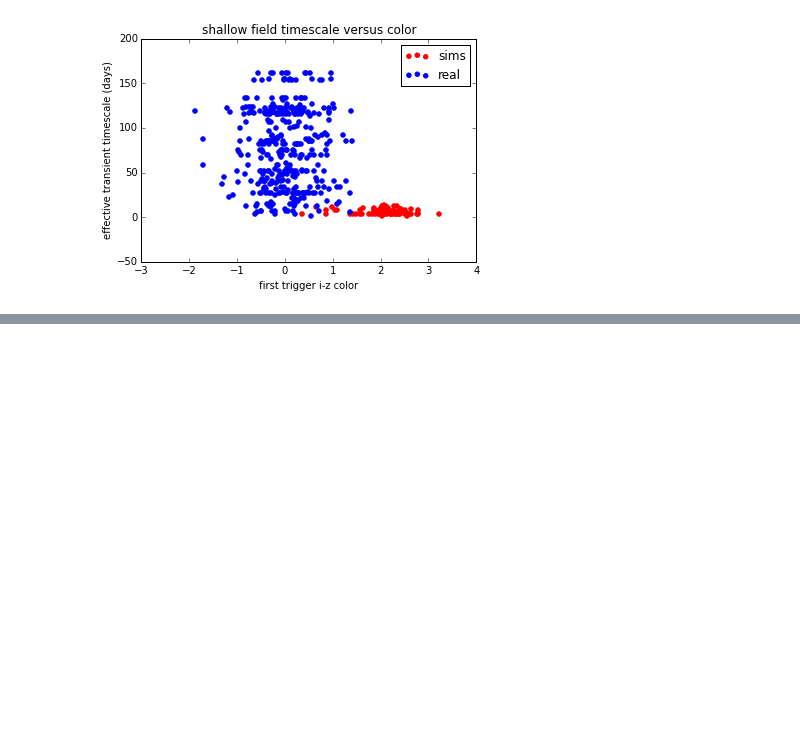
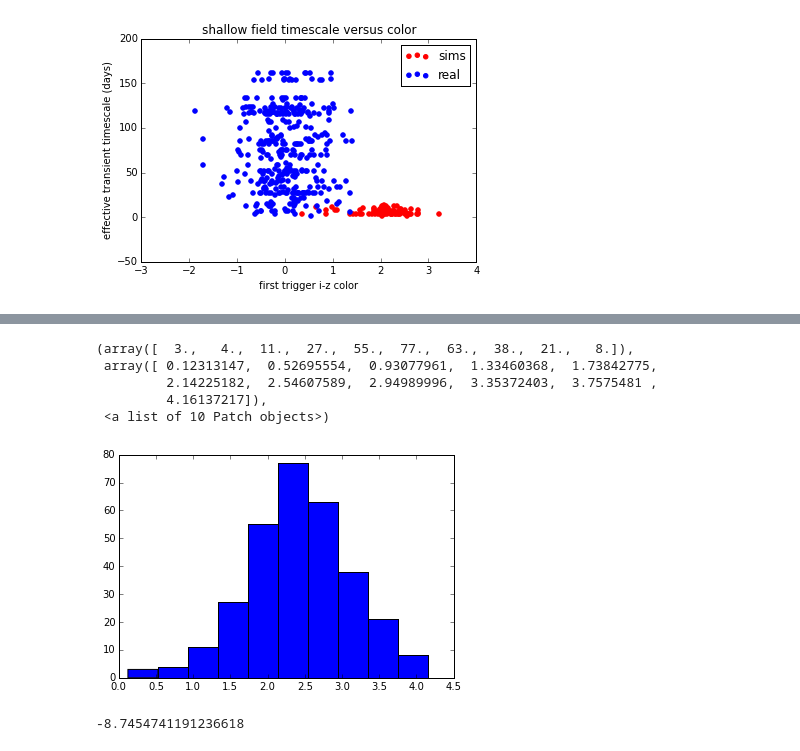
Before and after one commit to zodoctor/DES_KN_SNFIELDS, a Jupyter notebook: plots071515.ipynb, the cells around one changed output, grey strips where cells are left out. Drawn from its saved outputs; the diff is of its cells as text; code cells hidden in the pictures; blank space fills up the shorter version.

```diff
--- a/plots071515.ipynb
+++ b/plots071515.ipynb
@@ -505,0 +550,13 @@ for n,fieldtype in enumerate(fieldtypes):
+# %%
+plt.hist(dict1['sim_deep']['colors'][dict1['sim_deep']['trigs']])
+# %% [output]
+(array([  3.,   4.,  11.,  27.,  55.,  77.,  63.,  38.,  21.,   8.]),
+ array([ 0.12313147,  0.52695554,  0.93077961,  1.33460368,  1.73842775,
+         2.14225182,  2.54607589,  2.94989996,  3.35372403,  3.7575481 ,
+         4.16137217]),
+ <a list of 10 Patch objects>)
+[figure, added]
+# %%
+-2.5*(np.log(35.7) - np.log(1.08))
+# %% [output]
+-8.7454741191236618
```
Also changed, not shown: parts of 10 cells of this notebook, 2 other files.
